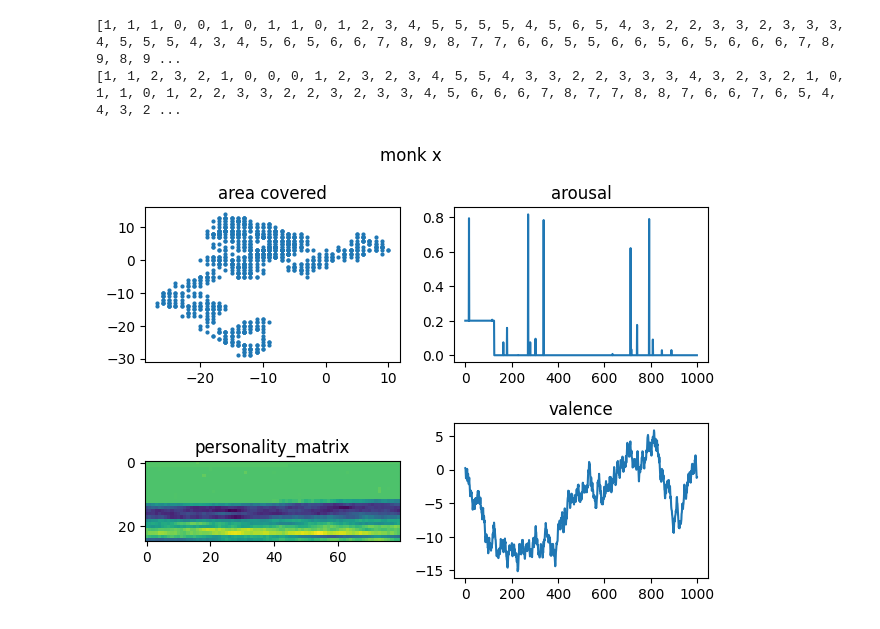
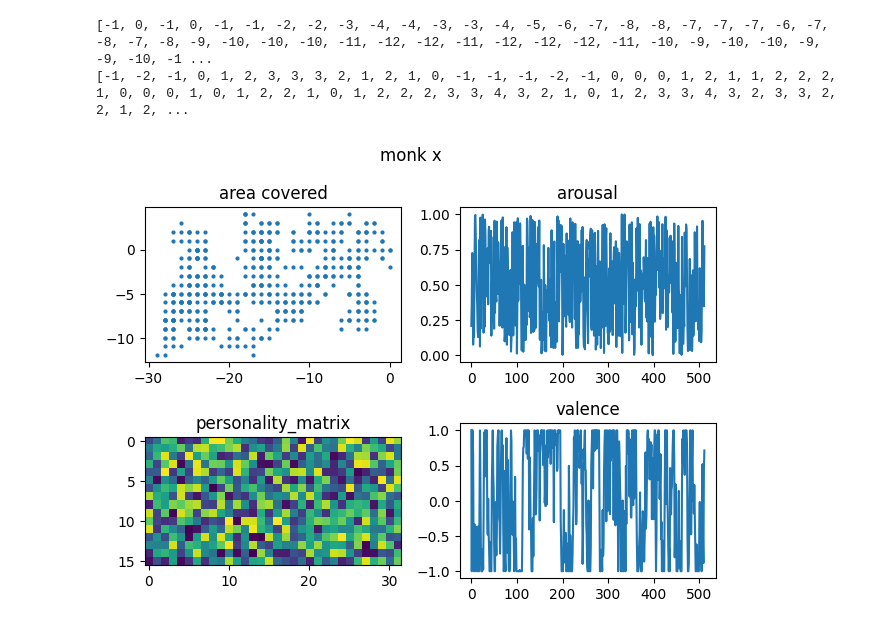
Before and after one commit to pzeronow/monkz, a Jupyter notebook: brownian.ipynb, the cells around one changed output. Cells and saved outputs as stored; diff of their text form; code cells hidden in the pictures.

```diff
--- a/brownian.ipynb
+++ b/brownian.ipynb
@@ -50,45 +38,53 @@ t_r = 0
 
 
 # Valence.
-V = []
+V = [1,-1]
 t_v = 0
 
 
 for t in range(0, tau):
     t_a += random.randint(-1, 1)
     t_b += random.randint(-1, 1)
     X.append(t_a)
     Y.append(t_b)
 
+
     t_r = random.random()
-    t_v += random.uniform(-1.0, 1.0)
+    roll = random.randint(0,100)
+    if roll >= 50:
+        t_v += random.uniform(-1.0, 1.0) - min(V) / (max(V) - min(V))
+    else:
+        t_v -= random.uniform(-1.0, 1.0) - min(V) / (max(V) - min(V))
+    if t_v >= 1.0:
+        t_v = 1.0
+    elif t_v <= -1.0:
+        t_v = -1.0
+
     R.append(t_r)
     V.append(t_v)
 
 print(X)
 print(Y)
 
-R = add_noise_to(
-    create_square(0.001, 1, 0.2, 1.0, 8),
-    R
-)
+x_ = np.append(R, V)
 
-x_ = np.append(R, V)
+monk_memory = 512
 
 fig, axs = plt.subplots(2, 2)
 fig.suptitle('monk x')
-axs[0,0].scatter(X,Y,s=4)
+axs[0,0].scatter(X[:monk_memory],Y[:monk_memory],s=4)
 axs[0,0].set_title('area covered')
-axs[0,1].plot(np.arange(0, len(R)), R)
+axs[0,1].plot(np.arange(0, len(R[:monk_memory])), R[:monk_memory])
 axs[0,1].set_title('arousal')
-axs[1,1].plot(np.arange(0, len(V)), V)
+axs[1,1].plot(np.arange(0, len(V[:monk_memory])), V[:monk_memory])
 axs[1,1].set_title('valence')
 axs[1,0].set_title('personality_matrix')
-axs[1,0].imshow(x_.reshape(25,80)) # should be normalized.
+
+axs[1,0].imshow(x_[:monk_memory].reshape(16,32))
 
 plt.tight_layout()
 plt.show()
 # %% [output]
-[1, 1, 1, 0, 0, 1, 0, 1, 1, 0, 1, 2, 3, 4, 5, 5, 5, 5, 4, 5, 6, 5, 4, 3, 2, 2, 3, 3, 2, 3, 3, 3, 4, 5, 5, 5, 4, 3, 4, 5, 6, 5, 6, 6, 7, 8, 9, 8, 7, 7, 6, 6, 5, 5, 6, 6, 5, 6, 5, 6, 6, 6, 7, 8, 9, 8, 9 ...
-[1, 1, 2, 3, 2, 1, 0, 0, 0, 1, 2, 3, 2, 3, 4, 5, 5, 4, 3, 3, 2, 2, 3, 3, 3, 4, 3, 2, 3, 2, 1, 0, 1, 1, 0, 1, 2, 2, 3, 3, 2, 2, 3, 2, 3, 3, 4, 5, 6, 6, 6, 7, 8, 7, 7, 8, 8, 7, 6, 6, 7, 6, 5, 4, 4, 3, 2 ...
+[-1, 0, -1, 0, -1, -1, -2, -2, -3, -4, -4, -3, -3, -4, -5, -6, -7, -8, -8, -7, -7, -7, -6, -7, -8, -7, -8, -9, -10, -10, -10, -11, -12, -12, -11, -12, -12, -12, -11, -10, -9, -10, -10, -9, -9, -10, -1 ...
+[-1, -2, -1, 0, 1, 2, 3, 3, 3, 2, 1, 2, 1, 0, -1, -1, -1, -2, -1, 0, 0, 0, 1, 2, 1, 1, 2, 2, 2, 1, 0, 0, 0, 1, 0, 1, 2, 2, 1, 0, 1, 2, 2, 2, 3, 3, 4, 3, 2, 1, 0, 1, 2, 3, 3, 4, 3, 2, 3, 3, 2, 2, 1, 2, ...
-[figure, old version]
+[figure, new version]
```
Also changed, not shown: parts of 1 cell of this notebook, 7 other files.
